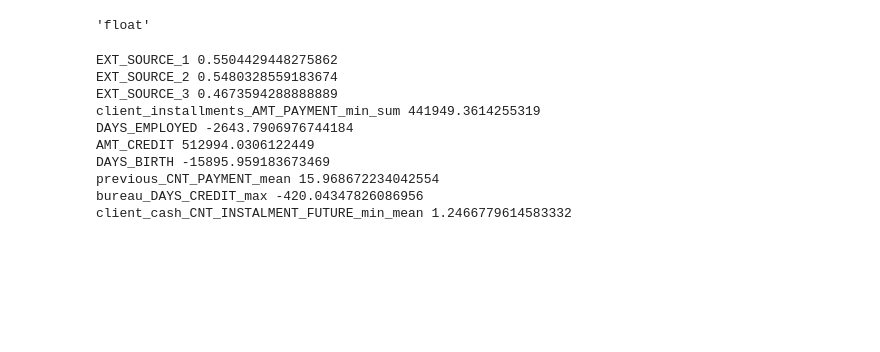
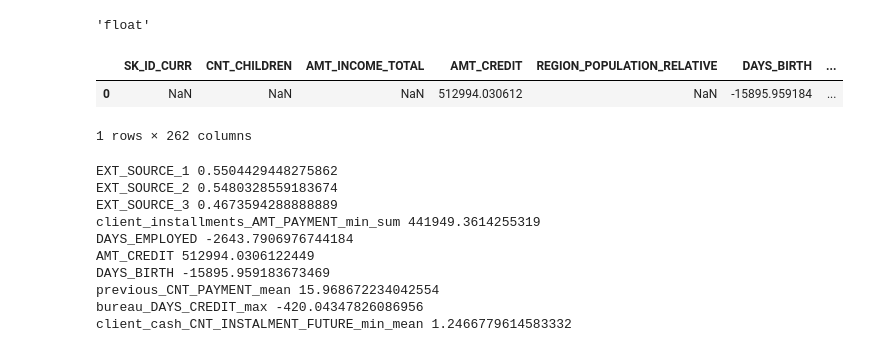
Before and after one commit to JPoitreau/OC-Projet-8, a Jupyter notebook: src/notebooks/see_data.ipynb, the cells around one changed output. Cells and saved outputs as stored; diff of their text form; code cells hidden in the pictures; blank space fills up the shorter version.

```diff
--- a/src/notebooks/see_data.ipynb
+++ b/src/notebooks/see_data.ipynb
@@ -47,6 +55,18 @@ d = pd.read_json(SCHEMA_PATH, typ='series')
 d.iloc[0]
 # %% [output]
 'float'
+# %%
+sample_df = explicative_data.mean().to_frame().T
+# %%
+columns_to_replace = list(sample_df.columns)
+# %%
+empty_df[columns_to_replace] = sample_df
+# %%
+empty_df
+# %% [output]
+|  | SK_ID_CURR | CNT_CHILDREN | AMT_INCOME_TOTAL | AMT_CREDIT | REGION_POPULATION_RELATIVE | DAYS_BIRTH | ... |
+| 0 | NaN | NaN | NaN | 512994.030612 | NaN | -15895.959184 | ... |
+1 rows × 262 columns
 # %%
 for feature, value in explicative_data.mean().items():
     print(feature, value)
```
Also changed, not shown: parts of 2 cells of this notebook, 3 other files.
